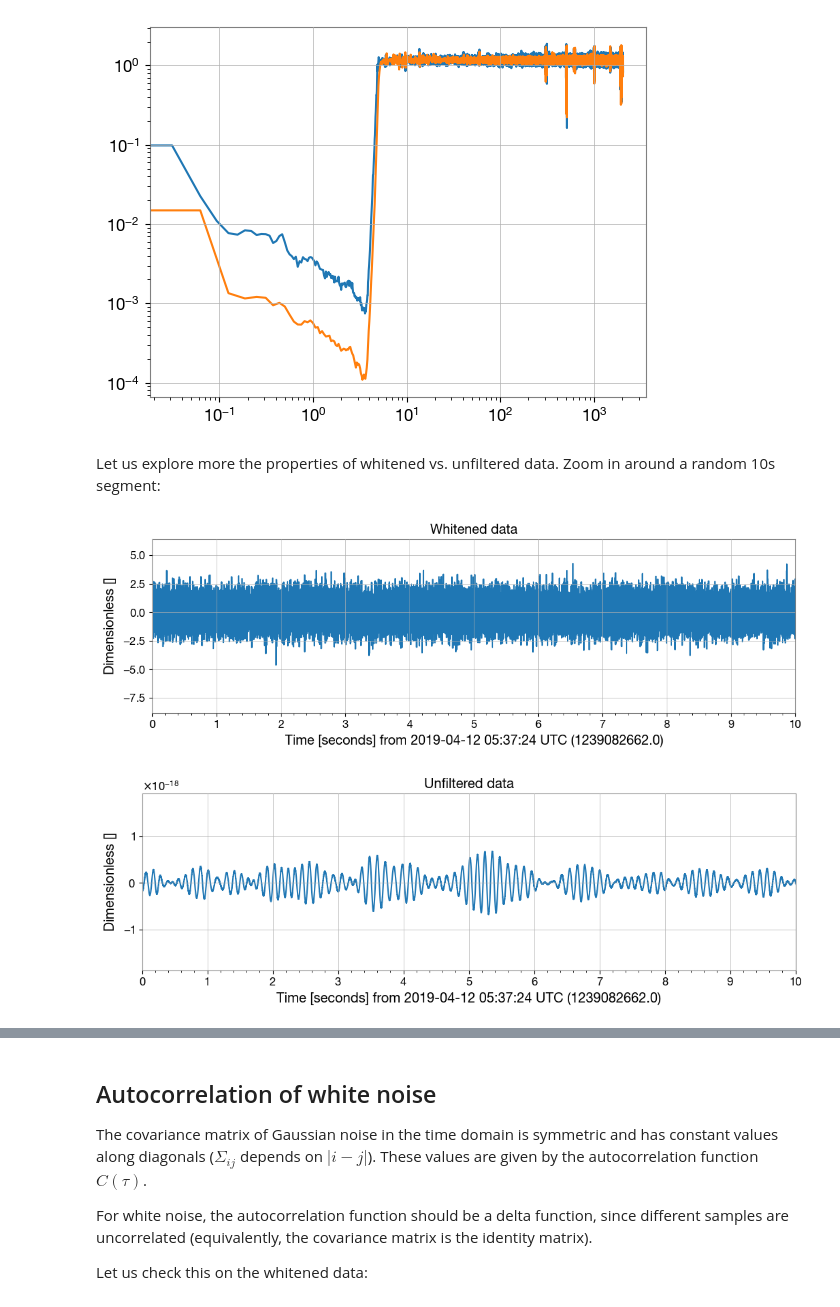
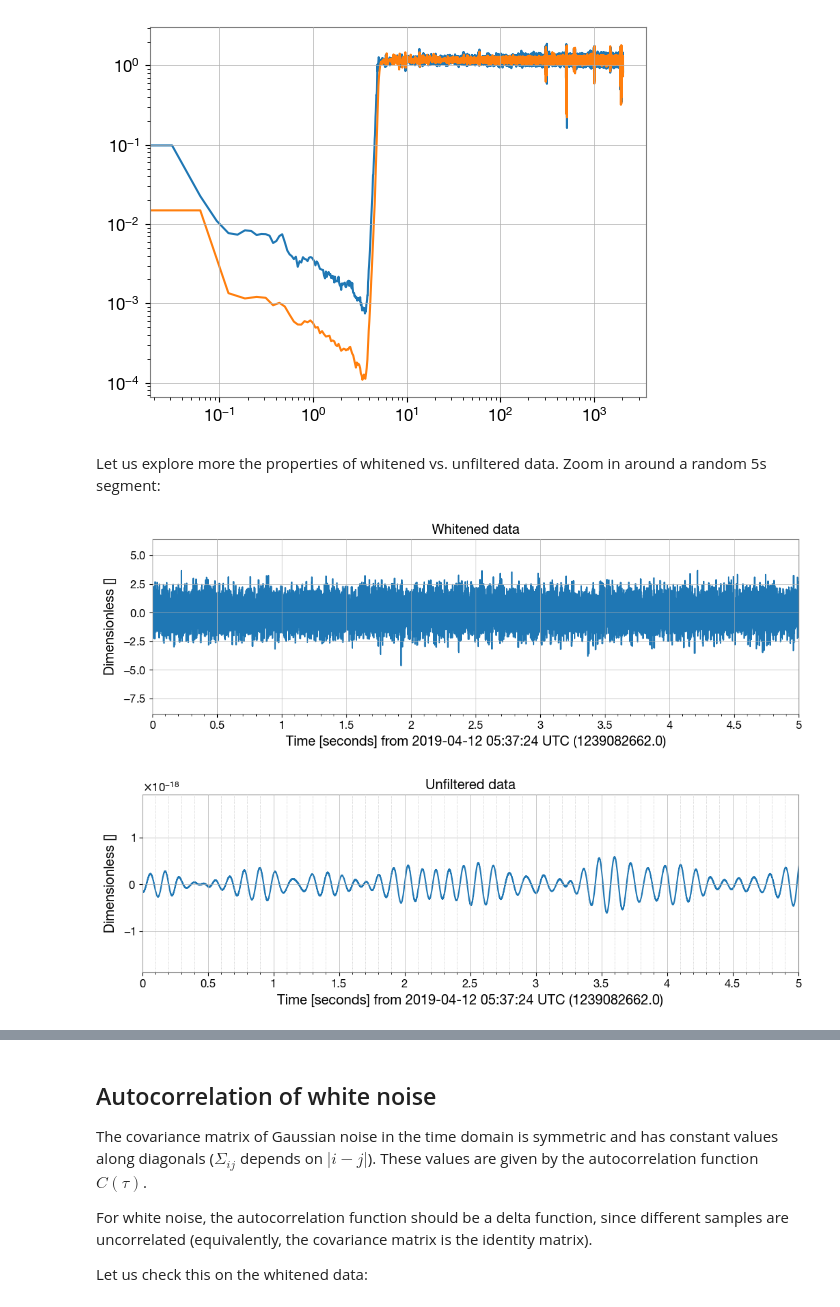
Before and after one commit to jroulet/pitp-pe-exercises, a Jupyter notebook: 1-gaussian_noise/gaussian_noise_model.ipynb, the cells around one changed output, grey strips where cells are left out. Cells and saved outputs as stored; diff of their text form; code cells hidden in the pictures.

```diff
--- a/1-gaussian_noise/gaussian_noise_model.ipynb
+++ b/1-gaussian_noise/gaussian_noise_model.ipynb
@@ -84,17 +84,18 @@ plt.xlabel('')
 Text(0.5, 0, '')
 [figure]
 # %% [markdown]
-Let us explore more the properties of whitened vs. unfiltered data. Zoom in around a random 10s segment:
+Let us explore more the properties of whitened vs. unfiltered data. Zoom in around a random 5s segment:
 # %%
-xlim = whitened.times.value[0] + (300, 310)
+xlim = whitened.times.value[0] + (300, 305)
 # %%
 whitened.plot(xlim=xlim, title='Whitened data');
 # %% [output]
-[figure, old version]
+[figure, new version]
 # %%
 timeseries.plot(xlim=xlim, title='Unfiltered data');
+plt.grid(which='minor', linestyle=':')
 # %% [output]
-[figure, old version]
+[figure, new version]
 # %% [markdown]
 First, note of all that the units are very different. Whitened data has variance 1, while unfiltered data has variance given by the integral of the detector PSD.
 
```
Also changed, not shown: parts of 4 cells of this notebook, 1 other file.
